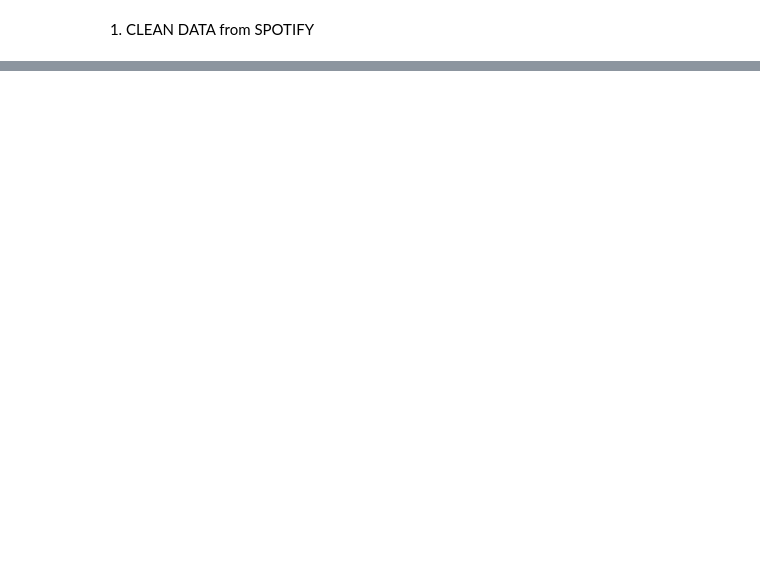
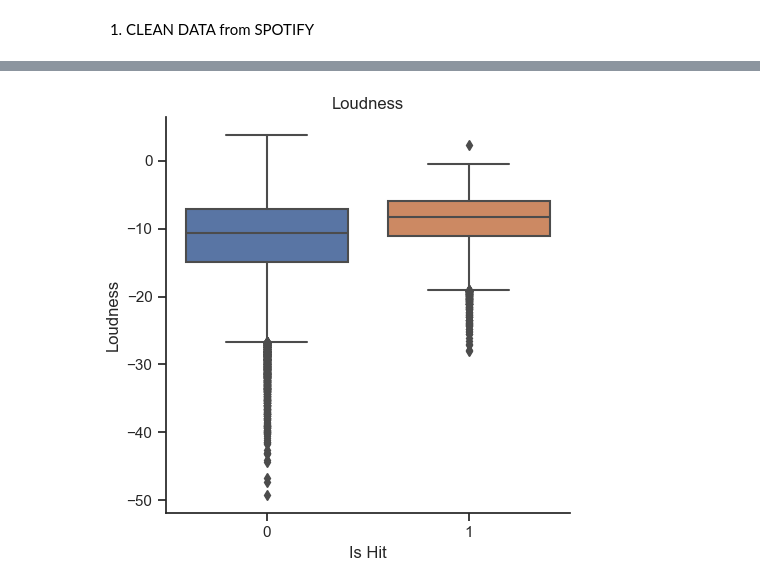
Before and after one commit to mrtz-wssl/spotify-BD, a Jupyter notebook: data_clean.ipynb, the cells around one changed output, grey strips where cells are left out. Drawn from its saved outputs; the diff is of its cells as text; code cells hidden in the pictures; blank space fills up the shorter version.

```diff
--- a/data_clean.ipynb
+++ b/data_clean.ipynb
@@ -65,0 +96,19 @@ Name: target, dtype: int64
+# %%
+sns.color_palette("light:b", as_cmap=True)
+sns.catplot(data=df,x='target',y='loudness',kind='box')
+plt.title('Loudness')
+plt.xlabel('Is Hit')
+plt.ylabel('Loudness')
+plt.tight_layout()
+plt.show()
+
+# DO THIS FOR ALL COLUMN NAMES --> TO BE DECIDE --> SOPHIE? --> exploratory data analysis
+
+# then correlation matrix for each decade and each features
+
+# do spider charts for each decade and each feature
+#sns.set(style="ticks", color_codes=True)
+#sns.pairplot(df, hue="target")
+#plt.show()
+# %% [output]
+[figure, added]
```
Also changed, not shown: parts of 11 cells of this notebook, 12 other files.
